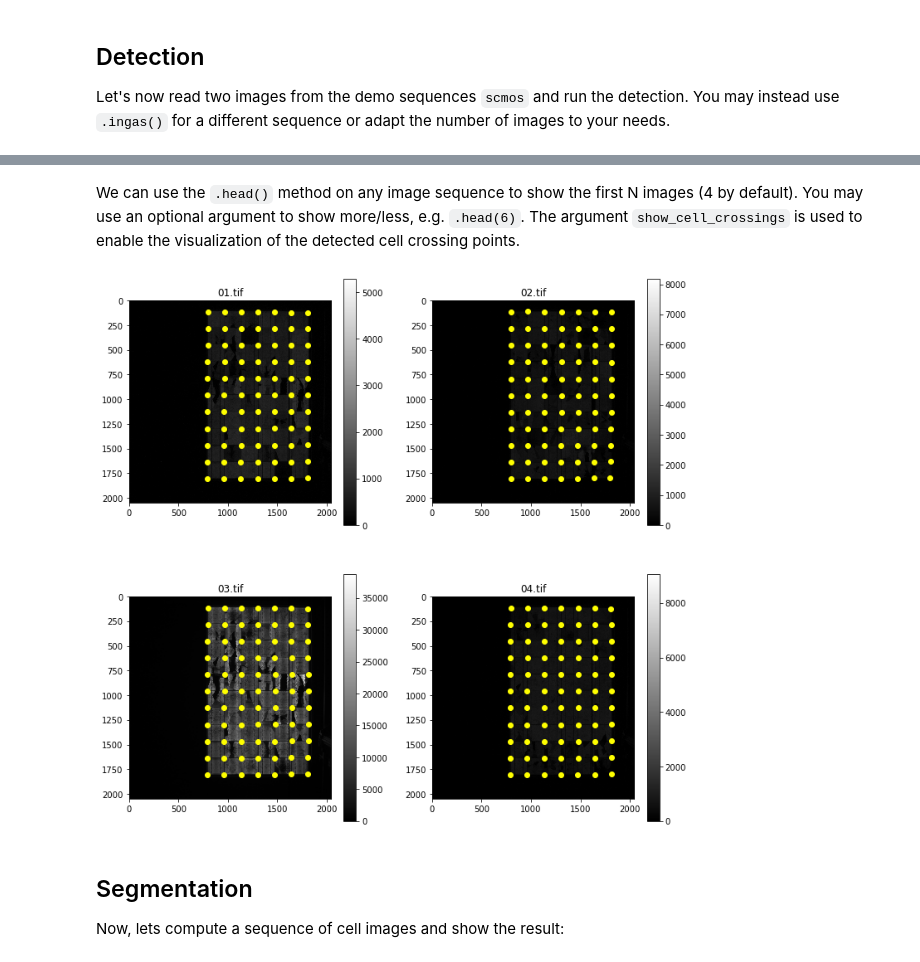
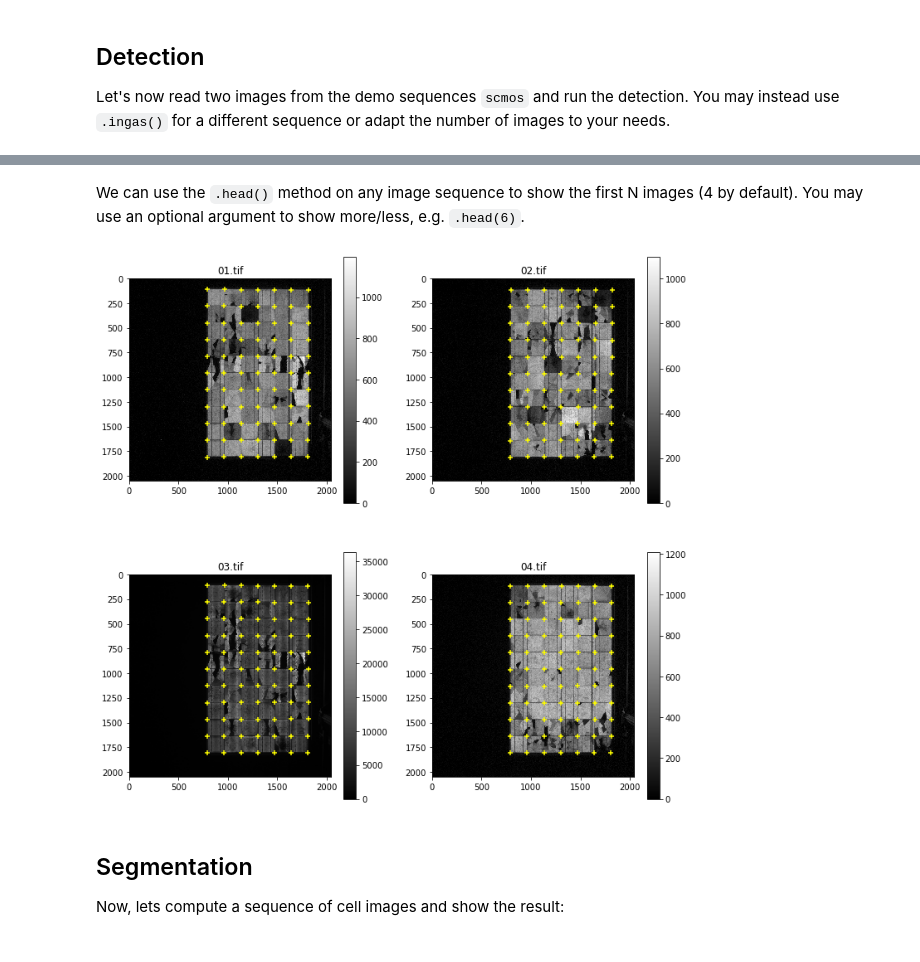
Before and after one commit to ma0ho/pvinspect, a Jupyter notebook: examples/20191015_module-detection-segmentation.ipynb, the cells around one changed output, grey strips where cells are left out. Drawn from its saved outputs; the diff is of its cells as text; code cells hidden in the pictures.

```diff
--- a/examples/20191015_module-detection-segmentation.ipynb
+++ b/examples/20191015_module-detection-segmentation.ipynb
@@ -24,9 +22,9 @@ Downloading 1B5fQPLvStuMvuYJ5CxbzyxfwuWQdfNVE into c:\Users\Mathis\dev\pvinspect
 # %% [markdown]
-We can use the `.head()` method on any image sequence to show the first N images (4 by default). You may use an optional argument to show more/less, e.g. `.head(6)`. The argument `show_cell_crossings` is used to enable the visualization of the detected cell crossing points.
+We can use the `.head()` method on any image sequence to show the first N images (4 by default). You may use an optional argument to show more/less, e.g. `.head(6)`.
 # %%
-imgs.head(show_cell_crossings=True)
+imgs.head()
 # %% [output]
-[figure, old version]
+[figure, new version]
 # %% [markdown]
 ## Segmentation
 
```
Also changed, not shown: parts of 2 cells of this notebook, 10 other files.
